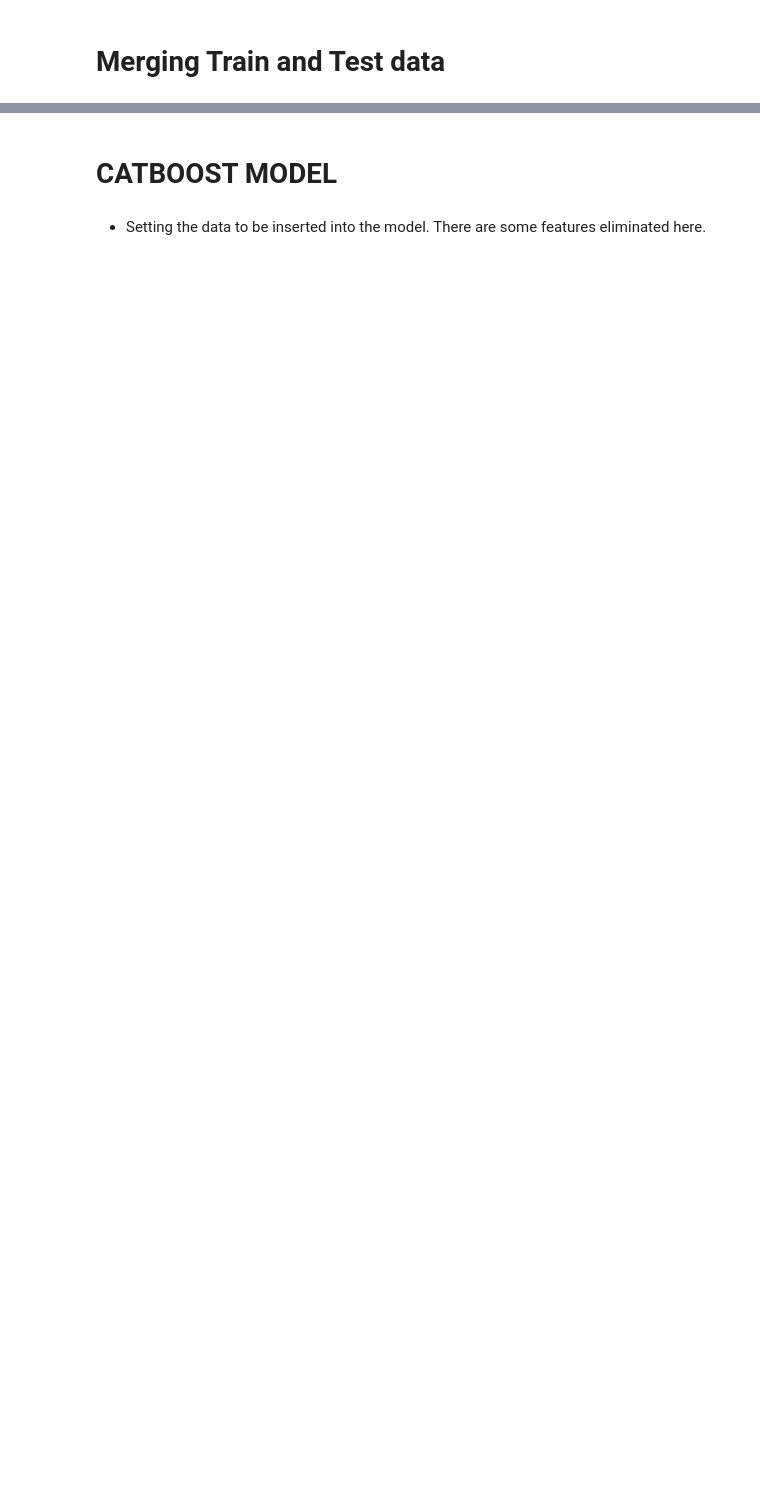
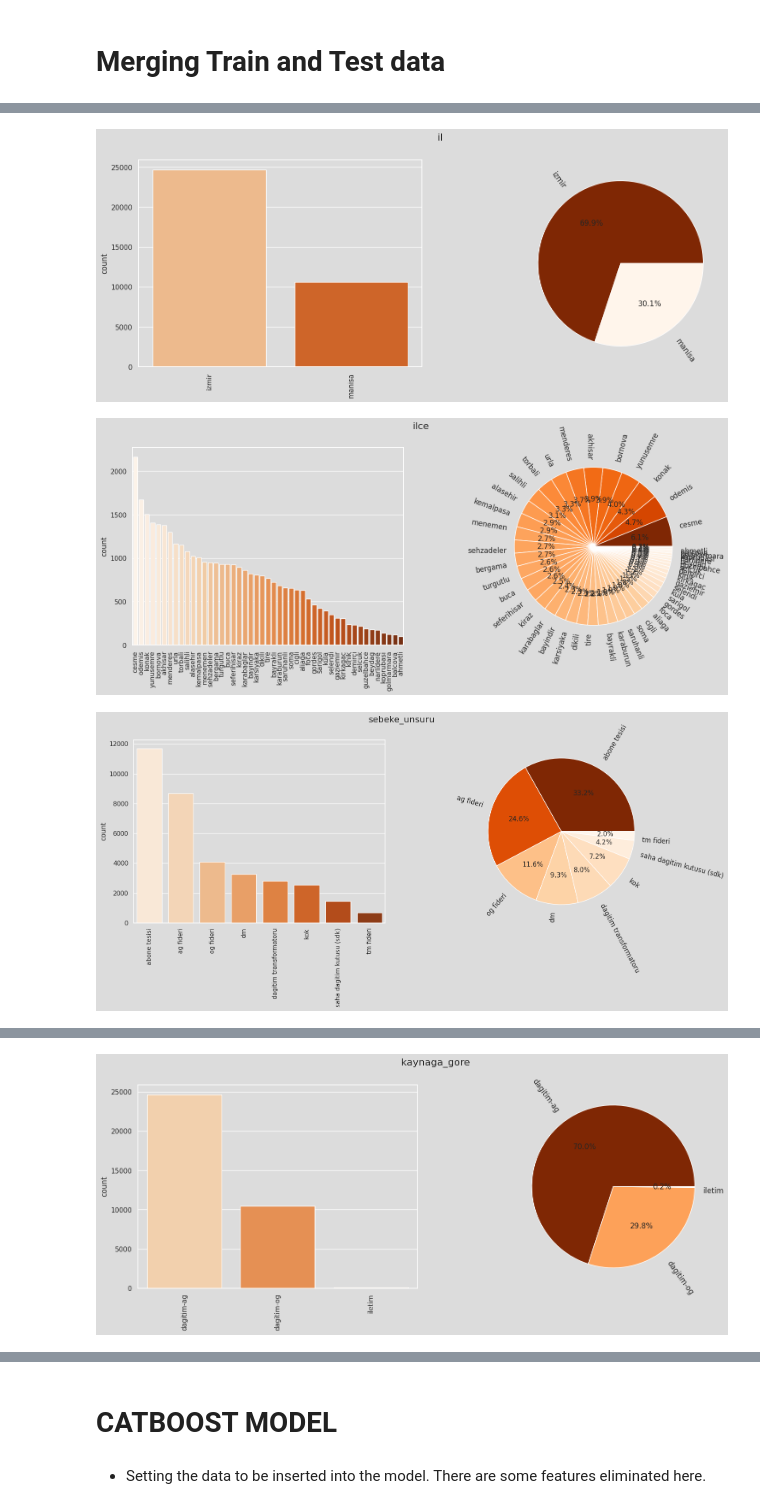
Before and after one commit to arukemre/Gediz-Elektrik-POWER-OUTAGE, a Jupyter notebook: gediz_elektrik.ipynb, the cells around one changed output, grey strips where cells are left out. Cells and saved outputs as stored; diff of their text form; code cells hidden in the pictures; blank space fills up the shorter version.

```diff
--- a/gediz_elektrik.ipynb
+++ b/gediz_elektrik.ipynb
@@ -380,3 +356,0 @@ memory usage: 14.3+ MB
-# %%
-sns.set(rc={'figure.figsize':(15,10)})
-sns.heatmap(data.corr(),annot=True,linewidths=.5)
@@ -401,34 +419,6 @@ time_cols
 # %%
-sns.set(rc={'figure.figsize':(15,10)})
-ax=sns.lineplot(x=data['time'],y=data.cagri_count,hue=data.month,legend=all,linewidth=3,style=data.month)
-ax.set_title('Aylara göre saatlik değişimler')
-sns.move_legend(ax, "upper left", bbox_to_anchor=(1, 1))
-ax.set_xticks(range(0,24));
+# sns.set(rc={'figure.figsize':(15,10)})
+# ax=sns.lineplot(x=list(data.index),y=data.cagri_count,hue=data.month,legend=all,linewidth=3,style=data.month)
+# ax.set_title('Aylara göre saatlik değişimler')
+# sns.move_legend(ax, "upper left", bbox_to_anchor=(1, 1))
+# ax.set_xticks(range(0,24));
-# %%
-cols=['sebeke_unsuru',
- 'kesinti_nedenine_iliskin_aciklama',
- 'kaynaga_gore',
- 'sureye_gore',
- 'sebebe_gore',
- 'il_ilce',
- 'nufus_label',
- 'grup_10']
-for col in cols:
-    cat_analyser(data, col)
-# %%
-dum_label=data.kesinti_nedenine_iliskin_aciklama.value_counts()[data.kesinti_nedenine_iliskin_aciklama.value_counts()<400].index
-data.loc[data.kesinti_nedenine_iliskin_aciklama.isin(dum_label),'kesinti_nedenine_iliskin_aciklama']='unknown'
-
-dum_label=data.grup_10.value_counts()[data.grup_10.value_counts()<200].index
-data.loc[data.grup_10.isin(dum_label),'grup_10']=10
-
-data.kesinti_suresi=data.kesinti_suresi*60
-dum=data[data.cagri_count.notnull()].groupby(['sebebe_gore','il_ilce'])[['kesinti_suresi','cagri_count']].mean().reset_index()
-dum['s_g_c']=dum.kesinti_suresi/dum.cagri_count
-dum.replace([np.inf, -np.inf], 0, inplace=True)
-data=data.merge(dum[['sebebe_gore','il_ilce','s_g_c']],how='left',on=['sebebe_gore','il_ilce'])
-
-dum=data[data.cagri_count.notnull()].groupby(['kaynaga_gore','il_ilce'])[['kesinti_suresi','cagri_count']].mean().reset_index()
-dum['k_g_c']=dum.kesinti_suresi/dum.cagri_count
-dum.replace([np.inf, -np.inf], 0, inplace=True)
-data=data.merge(dum[['kaynaga_gore','il_ilce','k_g_c']],how='left',on=['kaynaga_gore','il_ilce'])
@@ -441,0 +425,7 @@ data.info()
+# %%
+for col in obj_cols:
+    cat_analyser(data, col)
+# %% [output]
+[figure, added]
+[figure, added]
+[figure, added]
@@ -441,0 +433 @@ data.info()
+[figure, added]
```
Also changed, not shown: parts of 25 cells of this notebook, 7 other files.
